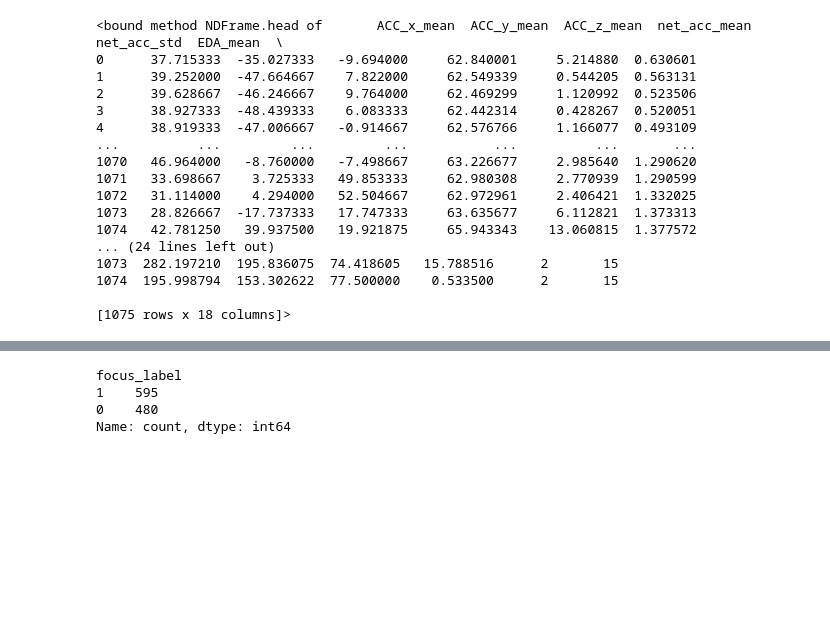
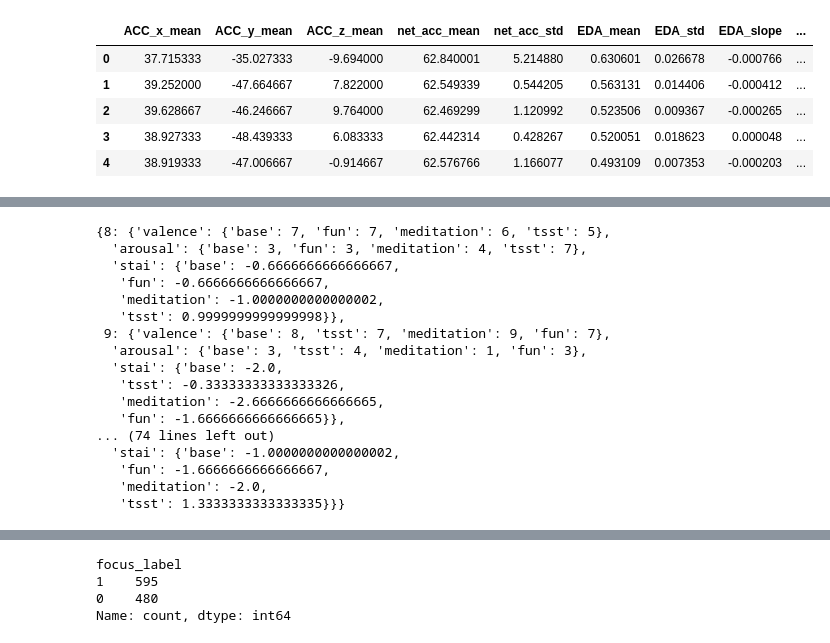
Before and after one commit to grayaubel/focus-detection-using-physiological-data, a Jupyter notebook: notebooks/WESAD/explore_quest.ipynb, the cells around one changed output, grey strips where cells are left out. Cells and saved outputs as stored; diff of their text form; code cells hidden in the pictures; blank space fills up the shorter version.

```diff
--- a/notebooks/WESAD/explore_quest.ipynb
+++ b/notebooks/WESAD/explore_quest.ipynb
@@ -52,23 +6,12 @@ import glob
 # %%
 all_file = glob.glob('../../data/processed/WESAD/feature_extracted/S*.csv')
 df_all = pd.concat([pd.read_csv(file) for file in all_file], ignore_index=True, axis=0)
-df_all.head
+df_all.head()
 # %% [output]
-<bound method NDFrame.head of       ACC_x_mean  ACC_y_mean  ACC_z_mean  net_acc_mean  net_acc_std  EDA_mean  \
-0      37.715333  -35.027333   -9.694000     62.840001     5.214880  0.630601
-1      39.252000  -47.664667    7.822000     62.549339     0.544205  0.563131
-2      39.628667  -46.246667    9.764000     62.469299     1.120992  0.523506
-3      38.927333  -48.439333    6.083333     62.442314     0.428267  0.520051
-4      38.919333  -47.006667   -0.914667     62.576766     1.166077  0.493109
-...          ...         ...         ...           ...          ...       ...
-1070   46.964000   -8.760000   -7.498667     63.226677     2.985640  1.290620
-1071   33.698667    3.725333   49.853333     62.980308     2.770939  1.290599
-1072   31.114000    4.294000   52.504667     62.972961     2.406421  1.332025
-1073   28.826667  -17.737333   17.747333     63.635677     6.112821  1.373313
-1074   42.781250   39.937500   19.921875     65.943343    13.060815  1.377572
-... (24 lines left out)
-1073  282.197210  195.836075  74.418605   15.788516      2       15
-1074  195.998794  153.302622  77.500000    0.533500      2       15
-
-[1075 rows x 18 columns]>
+|  | ACC_x_mean | ACC_y_mean | ACC_z_mean | net_acc_mean | net_acc_std | EDA_mean | EDA_std | EDA_slope | ... |
+| 0 | 37.715333 | -35.027333 | -9.694000 | 62.840001 | 5.214880 | 0.630601 | 0.026678 | -0.000766 | ... |
+| 1 | 39.252000 | -47.664667 | 7.822000 | 62.549339 | 0.544205 | 0.563131 | 0.014406 | -0.000412 | ... |
+| 2 | 39.628667 | -46.246667 | 9.764000 | 62.469299 | 1.120992 | 0.523506 | 0.009367 | -0.000265 | ... |
+| 3 | 38.927333 | -48.439333 | 6.083333 | 62.442314 | 0.428267 | 0.520051 | 0.018623 | 0.000048 | ... |
+| 4 | 38.919333 | -47.006667 | -0.914667 | 62.576766 | 1.166077 | 0.493109 | 0.007353 | -0.000203 | ... |
 # %%
@@ -144,6 +87,26 @@ def quest_load(subject_id):
 quest_dict = {}
 for s in df_all['subject'].unique():
     quest_dict[s] = quest_load(s)
+# %%
+quest_dict
+# %% [output]
+{8: {'valence': {'base': 7, 'fun': 7, 'meditation': 6, 'tsst': 5},
+  'arousal': {'base': 3, 'fun': 3, 'meditation': 4, 'tsst': 7},
+  'stai': {'base': -0.6666666666666667,
+   'fun': -0.6666666666666667,
+   'meditation': -1.0000000000000002,
+   'tsst': 0.9999999999999998}},
+ 9: {'valence': {'base': 8, 'tsst': 7, 'meditation': 9, 'fun': 7},
+  'arousal': {'base': 3, 'tsst': 4, 'meditation': 1, 'fun': 3},
+  'stai': {'base': -2.0,
+   'tsst': -0.33333333333333326,
+   'meditation': -2.6666666666666665,
+   'fun': -1.6666666666666665}},
+... (74 lines left out)
+  'stai': {'base': -1.0000000000000002,
+   'fun': -1.6666666666666667,
+   'meditation': -2.0,
+   'tsst': 1.3333333333333335}}}
 # %%
 label_to_task = {
     1: 'base',
```
Also changed, not shown: parts of 15 cells of this notebook, 1 other file.
